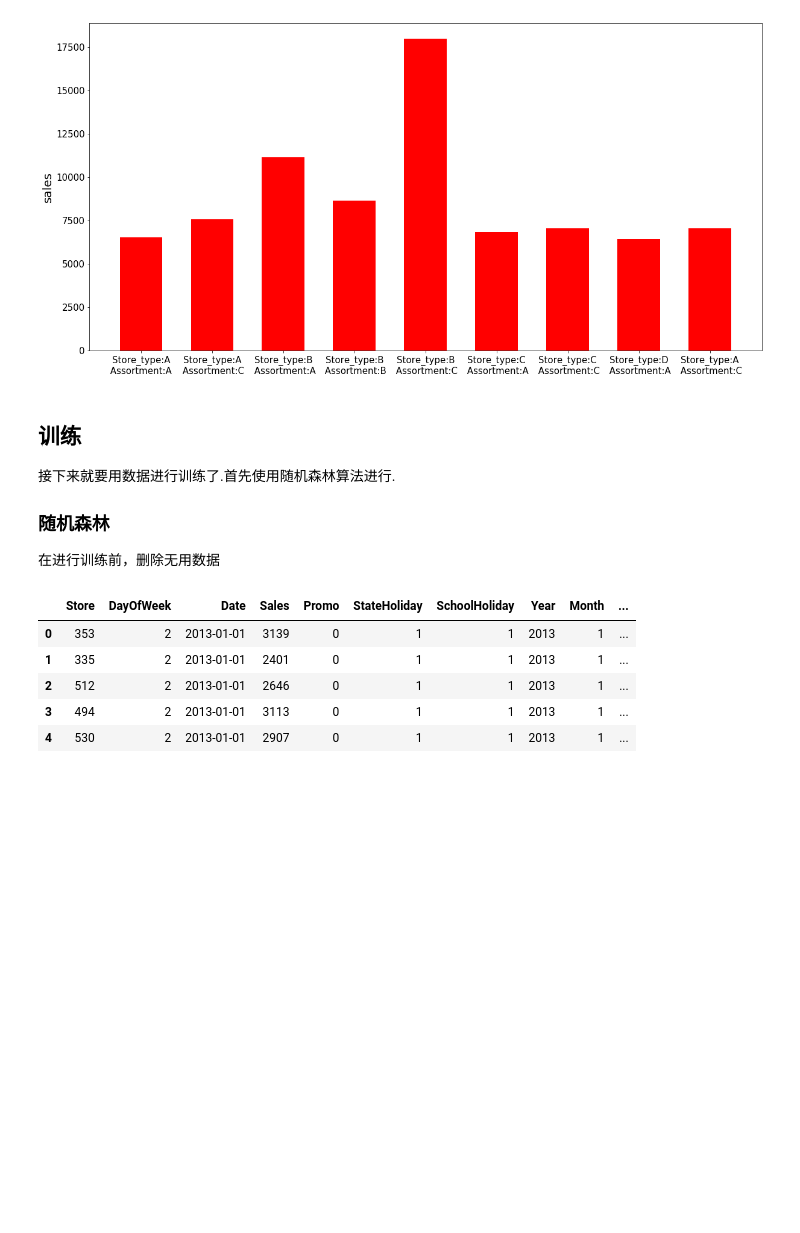
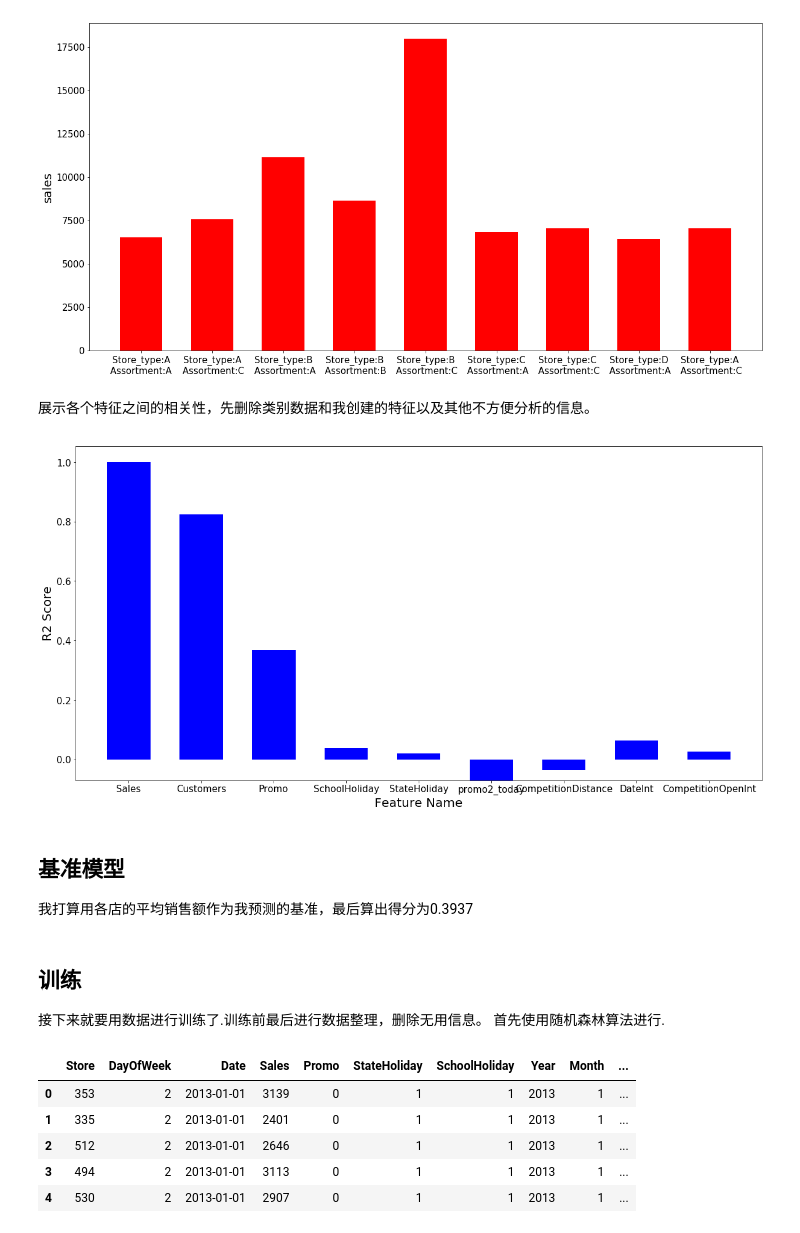
Before and after one commit to Markusgami/Udacity-capstone, a Jupyter notebook: ROSSMANN STORE SALES.ipynb, the cells around one changed output. Drawn from its saved outputs; the diff is of its cells as text; code cells hidden in the pictures; blank space fills up the shorter version.

```diff
--- a/ROSSMANN STORE SALES.ipynb
+++ b/ROSSMANN STORE SALES.ipynb
@@ -311,3 +375,24 @@ plt.ylabel('sales', fontsize = 20)
 plt.show()
 # %% [output]
 [figure]
+# %% [markdown]
+展示各个特征之间的相关性，先删除类别数据和我创建的特征以及其他不方便分析的信息。
+# %%
+full_data = pd.read_csv('full_data.csv')
+full_data = full_data[full_data['Open'] == 1]
+useful_columns = ['Sales','Customers', 'Promo','SchoolHoliday','StateHoliday',
+                      'promo2_today','CompetitionDistance', 'DateInt', 'CompetitionOpenInt', ]
+test_data = full_data[useful_columns]
+# %%
+test_data.corr().iloc[0].index
+plt.bar(range(9), test_data.corr().iloc[0],width = 0.6, align = 'center' , color = 'b')
+plt.xticks(range(9), (test_data.corr().iloc[0].index),fontsize = 15)
+plt.yticks(fontsize = 15)
+plt.ylabel('R2 Score', fontsize = 20)
+plt.xlabel('Feature Name', fontsize = 20)
+plt.show()
+# %% [output]
+[figure, added]
+# %% [markdown]
+## 基准模型
+我打算用各店的平均销售额作为我预测的基准，最后算出得分为0.3937
@@ -314,8 +428,7 @@ plt.show()
 # %% [markdown]
 ## 训练
-接下来就要用数据进行训练了.首先使用随机森林算法进行.
-### 随机森林
-在进行训练前，删除无用数据
+接下来就要用数据进行训练了.训练前最后进行数据整理，删除无用信息。
+首先使用随机森林算法进行.
 # %%
 #只选出开业和数据正常的数据
 full_data = pd.read_csv('full_data.csv',
```
Also changed, not shown: parts of 58 cells of this notebook.
